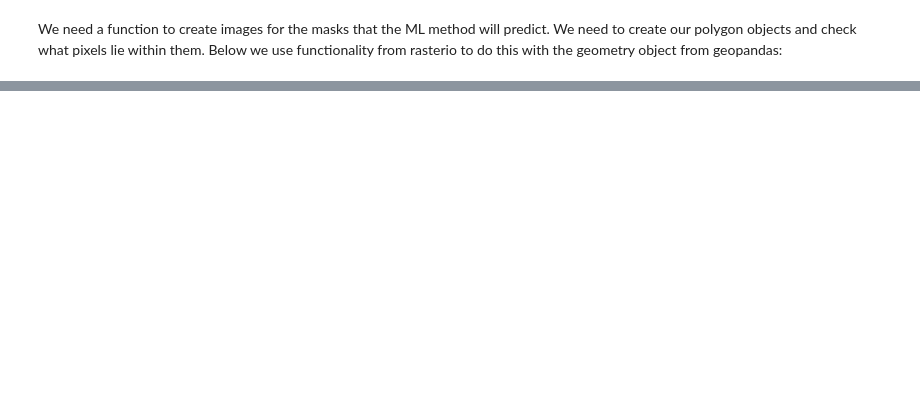
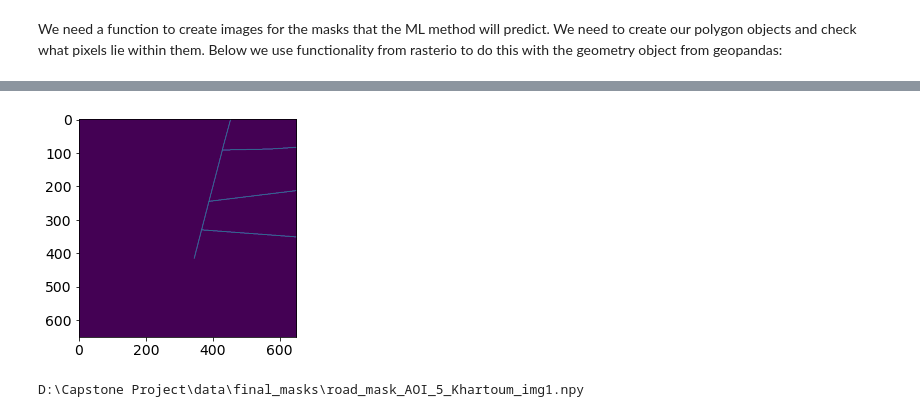
Before and after one commit to Luke-Pratley/building_road_segmentation, a Jupyter notebook: data_cleaning_EDA/data-wrangling_buildings.ipynb, the cells around one changed output, grey strips where cells are left out. Saved outputs shown, nothing was run; the diff lists cells and outputs as text; code cells hidden in the pictures; blank space fills up the shorter version.

```diff
--- a/data_cleaning_EDA/data-wrangling_buildings.ipynb
+++ b/data_cleaning_EDA/data-wrangling_buildings.ipynb
@@ -434,0 +422,25 @@ np.save(datasets[dataset_index] + '_image_names_to_keep', image_names[images_to_
+# %%
+count = 0
+image_dirs = glob.glob(directories_dict['RGB-PanSharpen'] + '\\*')
+image_dirs.sort()
+for image_name in image_names:
+    with rasterio.open(building_road_segmentation.get_image_path(directories_dict, 'RGB-PanSharpen', image_name)) as image:
+        path = f'D:\\Capstone Project\\data\\final_masks\\road_mask_{image_name}.npy'
+        bounds = box(*image.bounds)
+        check_bounds =  np.vectorize(lambda x : bounds.intersects(x))
+        road_overlap = check_bounds(roads_df['geometry'])
+        img = image.read()
+        img = np.moveaxis(img, 0, 2)
+        if road_overlap.sum() > 0:
+            road_mask = rasterio.features.geometry_mask(roads_df['geometry'][road_overlap], image.shape, image.transform, all_touched=False, invert=True)
+        else:
+            road_mask = -1 * np.ones((img.shape[0], img.shape[1]))
+        np.save(path, road_mask)
+        if count % 1000 == 0:
+            plt.imshow(road_mask)
+            plt.show()
+            print(path)
+        count += 1
+# %% [output]
+[figure, added]
+D:\Capstone Project\data\final_masks\road_mask_AOI_5_Khartoum_img1.npy
```
Also changed, not shown: parts of 51 cells of this notebook.
